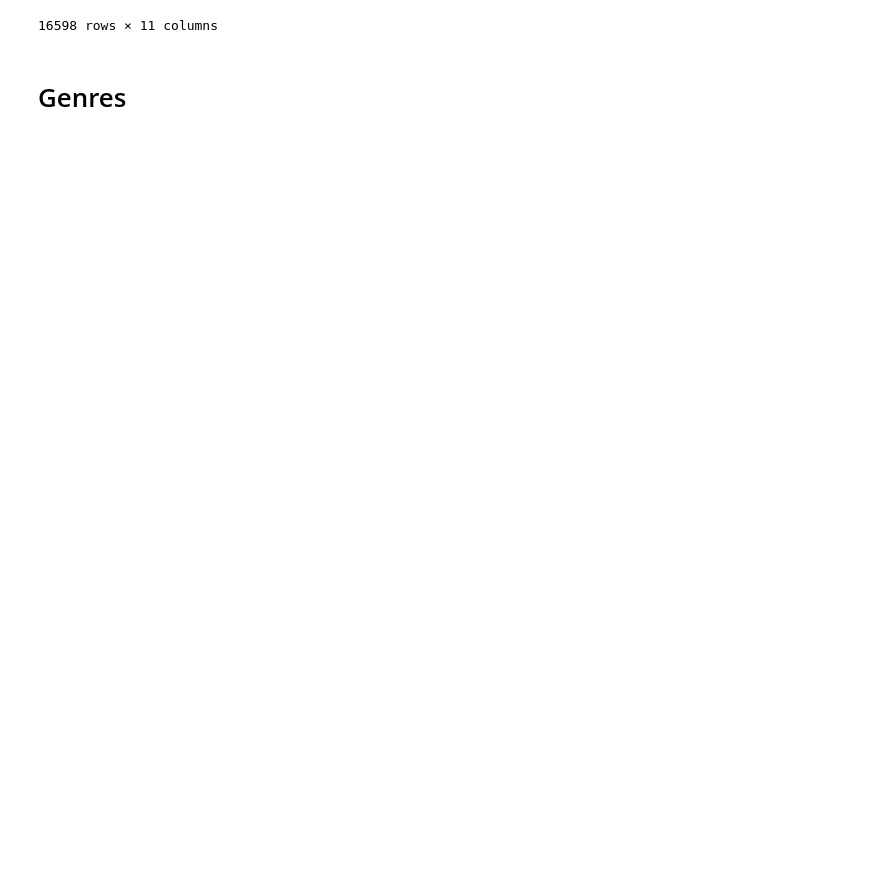
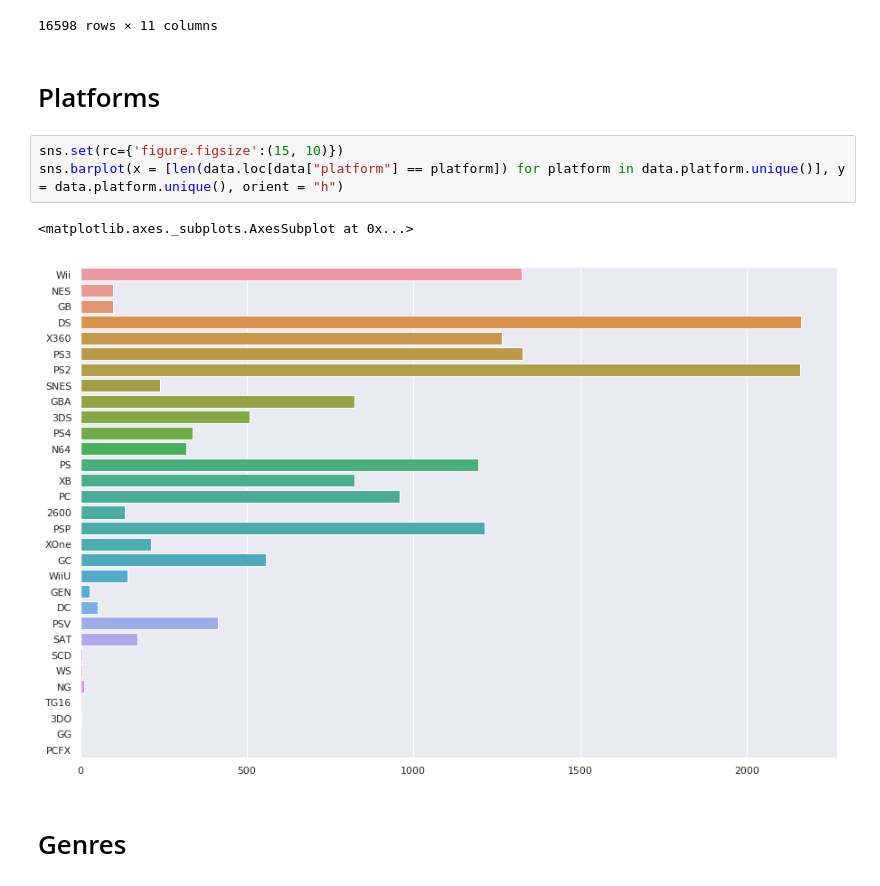
Before and after one commit to Nicola20/vis-project, a Jupyter notebook: jupyter-notebooks/data-analysis.ipynb, the cells around one changed output. Drawn from its saved outputs; the diff is of its cells as text; blank space fills up the shorter version.

Commit message:
add graphs

```diff
--- a/jupyter-notebooks/data-analysis.ipynb
+++ b/jupyter-notebooks/data-analysis.ipynb
@@ -25,6 +25,14 @@ data
 | 16596 | 16599 | Know How 2 | DS | 2010.0 | Puzzle | 7G//AMES | 0.00 | 0.01 | 0.00 | 0.00 | ... |
 | 16597 | 16600 | Spirits & Spells | GBA | 2003.0 | Platform | Wanadoo | 0.01 | 0.00 | 0.00 | 0.00 | ... |
 16598 rows × 11 columns
+# %% [markdown]
+# Platforms
+# %%
+sns.set(rc={'figure.figsize':(15, 10)})
+sns.barplot(x = [len(data.loc[data["platform"] == platform]) for platform in data.platform.unique()], y = data.platform.unique(), orient = "h")
+# %% [output]
+<matplotlib.axes._subplots.AxesSubplot at 0x...>
+[figure, added]
 # %% [markdown]
 # Genres
 # %%
```
Also changed, not shown: parts of 5 cells of this notebook.
